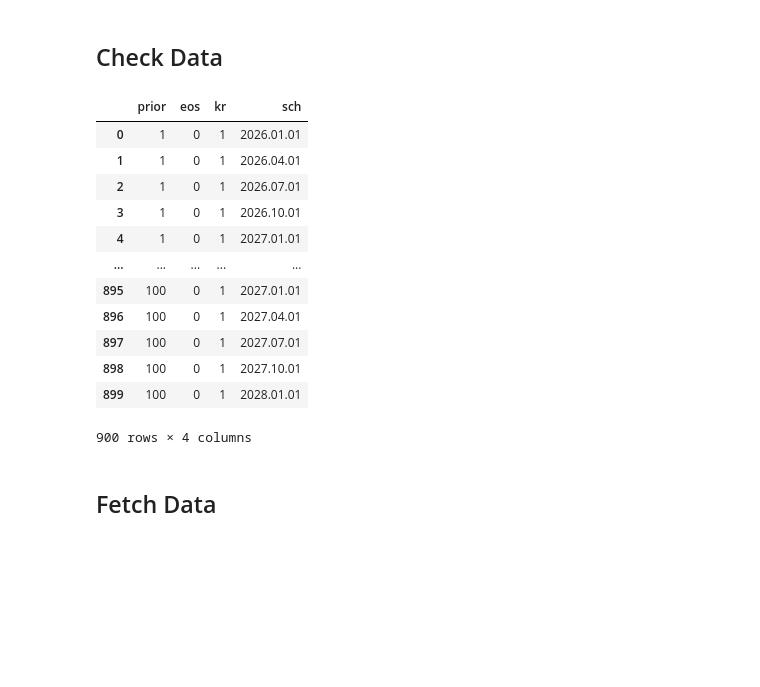
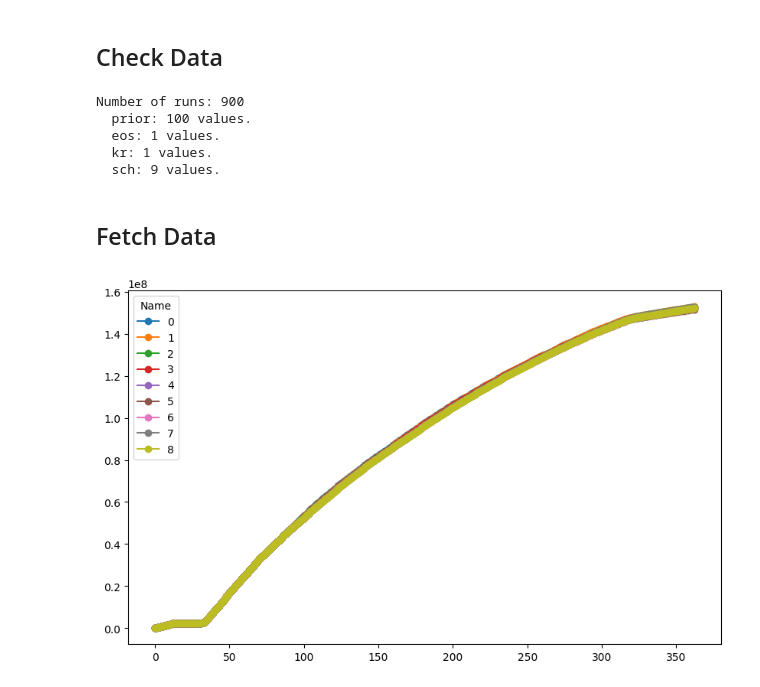
Before and after one commit to TiagoCAAmorim/SimModels, a Jupyter notebook: Unisim_iv_2024/dat/sens/data_analysis.ipynb, the cells around one changed output. Saved outputs shown, nothing was run; the diff lists cells and outputs as text; code cells hidden in the pictures; blank space fills up the shorter version.

```diff
--- a/Unisim_iv_2024/dat/sens/data_analysis.ipynb
+++ b/Unisim_iv_2024/dat/sens/data_analysis.ipynb
@@ -27,7 +27,9 @@ if not group_csv_file.is_file():
 
 all_csv_file = folder_path / 'csv.zip'
 if not all_csv_file.is_file():
-    raise ValueError(f"{all_csv_file} was not found!")
+    # raise ValueError(f"{all_csv_file} was not found!")
+    print(f"{all_csv_file} was not found!")
+    all_csv_file = None
 # %%
 def list_files_zip(zip_file_path):
     file_list = []
@@ -41,18 +41,23 @@ var_table = pd.read_csv(var_table_file, index_col=0)
-# %%
-var_table
-# %% [output]
-|  | prior | eos | kr | sch |
-| 0 | 1 | 0 | 1 | 2026.01.01 |
-| 1 | 1 | 0 | 1 | 2026.04.01 |
-| 2 | 1 | 0 | 1 | 2026.07.01 |
-| 3 | 1 | 0 | 1 | 2026.10.01 |
-| 4 | 1 | 0 | 1 | 2027.01.01 |
-| ... | ... | ... | ... | ... |
-| 895 | 100 | 0 | 1 | 2027.01.01 |
-| 896 | 100 | 0 | 1 | 2027.04.01 |
-| 897 | 100 | 0 | 1 | 2027.07.01 |
-| 898 | 100 | 0 | 1 | 2027.10.01 |
-| 899 | 100 | 0 | 1 | 2028.01.01 |
-900 rows × 4 columns
+# %%
+var_table = pd.read_csv(var_table_file, index_col=0)
+n_runs = len(var_table)
+print(f'Number of runs: {n_runs}')
+for k in var_table.keys():
+    print(f'  {k}: {len(set(var_table[k]))} values.')
+
+n_csv_group = len(list_files_zip(group_csv_file))
+if n_csv_group != n_runs:
+    raise ValueError(f'Number os CSV files in {group_csv_file.name} ({n_csv_group}) does not match master table ({n_runs}).')
+
+if all_csv_file:
+    n_csv_all = len(list_files_zip(all_csv_file))
+    if n_csv_all != n_runs:
+        raise ValueError(f'Number os CSV files in {group_csv_file.name} ({n_csv_all}) does not match master table ({n_runs}).')
+# %% [output]
+Number of runs: 900
+  prior: 100 values.
+  eos: 1 values.
+  kr: 1 values.
+  sch: 9 values.
 # %% [markdown]
 ## Fetch Data
@@ -60,0 +108,15 @@ def get_variables():
+# %%
+df = make_composite_df(indexes=get_indexes({'prior':1}), column='FIELD-PRO:NP')
+
+df_pivot = df.transpose()
+
+df_pivot.plot(kind='line', marker='o', figsize=(10, 6))
+# plt.xlabel('Year')
+# plt.ylabel('Weight')
+# plt.title('Weight Development Over Years')
+plt.legend(title='Name')
+
+# Show the plot
+plt.show()
+# %% [output]
+[figure, added]
```
Also changed, not shown: parts of 12 cells of this notebook.
